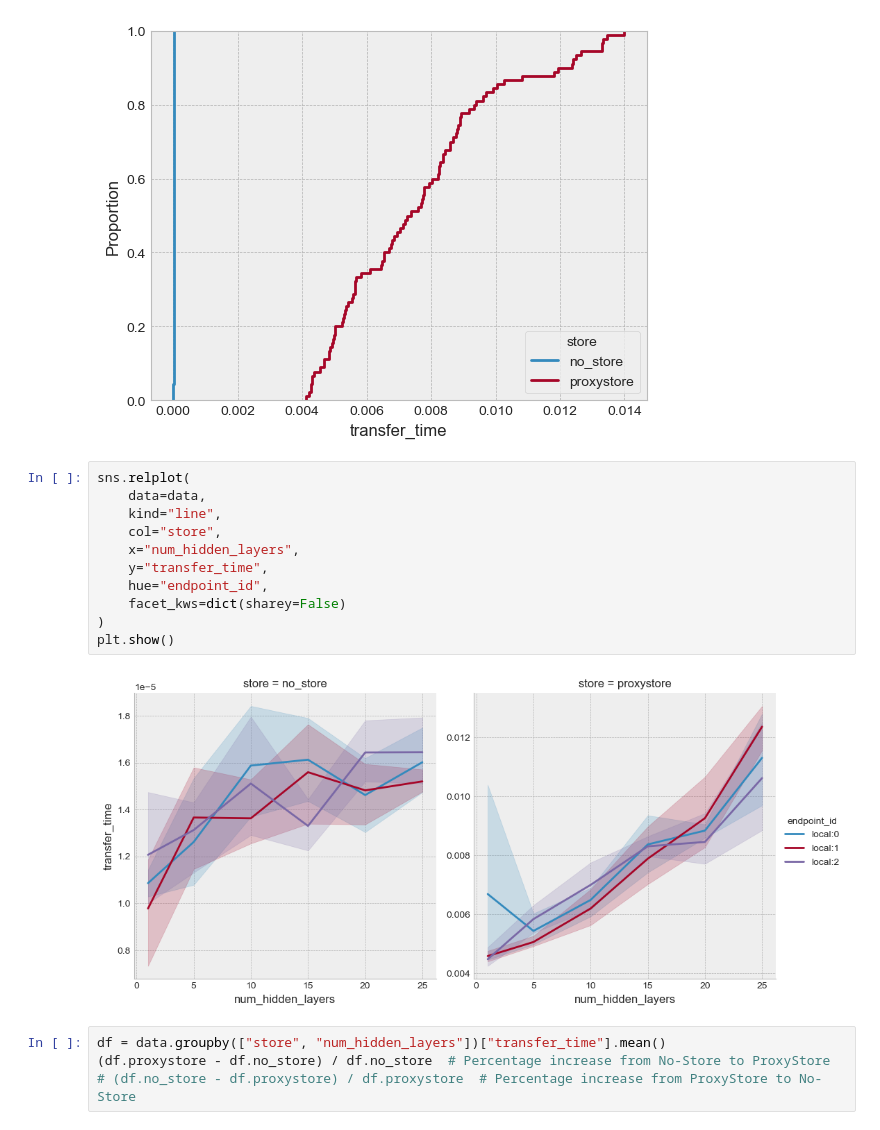
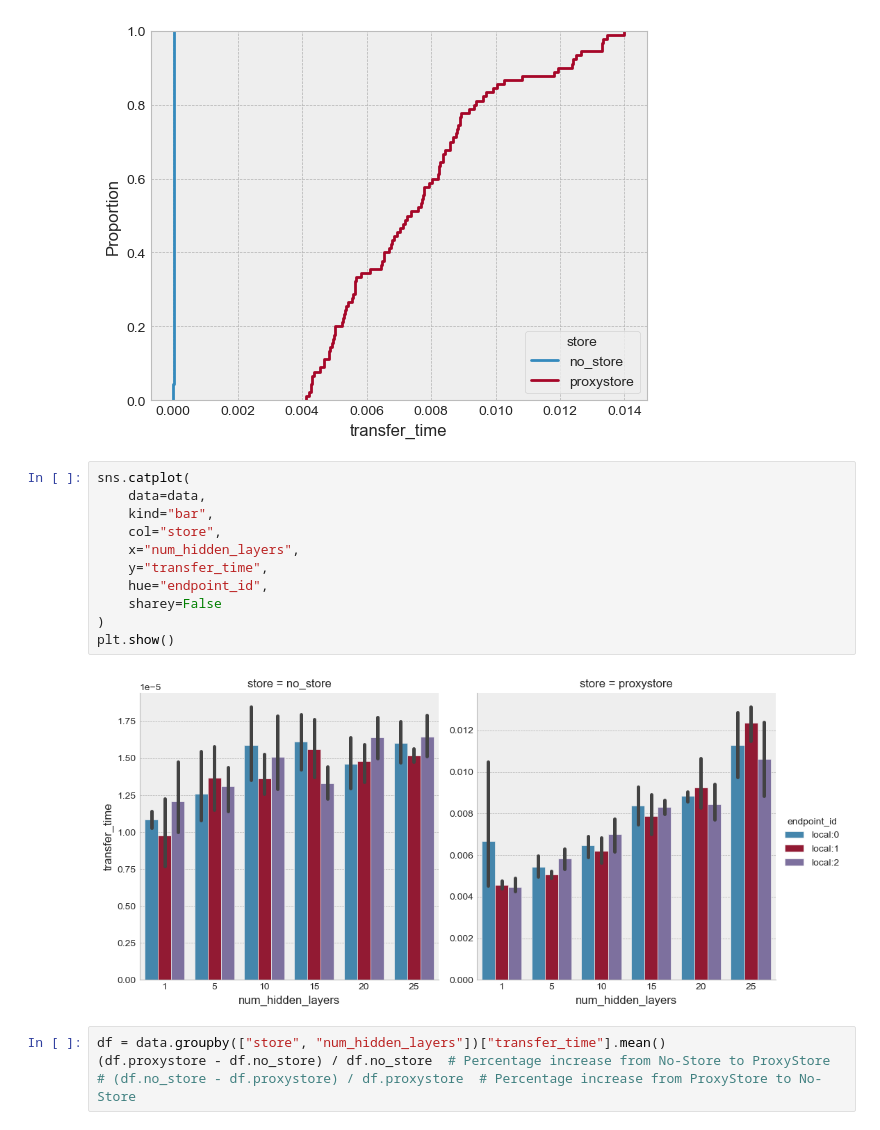
Before and after one commit to proxystore/federated-learning, a Jupyter notebook: Results.ipynb, the cells around one changed output. Drawn from its saved outputs; the diff is of its cells as text.

```diff
--- a/Results.ipynb
+++ b/Results.ipynb
@@ -22,18 +22,18 @@ plt.show()
 # %% [output]
 [figure]
 # %%
-sns.relplot(
+sns.catplot(
     data=data,
-    kind="line",
+    kind="bar",
     col="store",
     x="num_hidden_layers",
     y="transfer_time",
     hue="endpoint_id",
-    facet_kws=dict(sharey=False)
+    sharey=False
 )
 plt.show()
 # %% [output]
-[figure, old version]
+[figure, new version]
 # %%
 df = data.groupby(["store", "num_hidden_layers"])["transfer_time"].mean()
 (df.proxystore - df.no_store) / df.no_store  # Percentage increase from No-Store to ProxyStore
```
Also changed, not shown: 2 other files.
